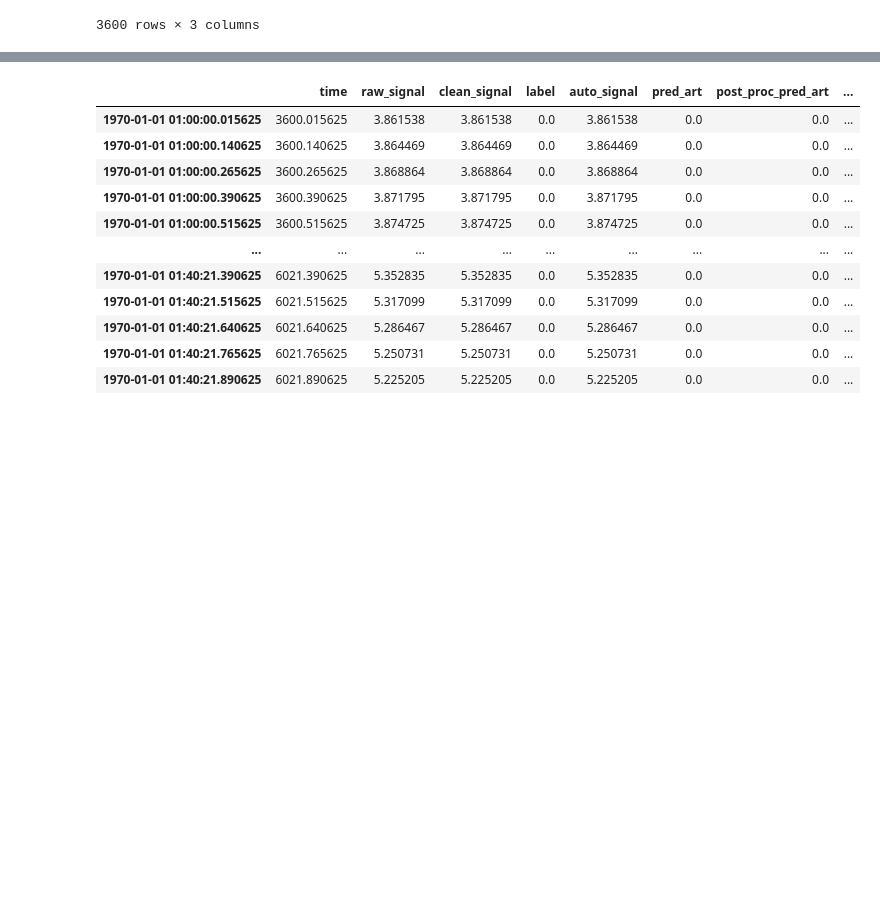
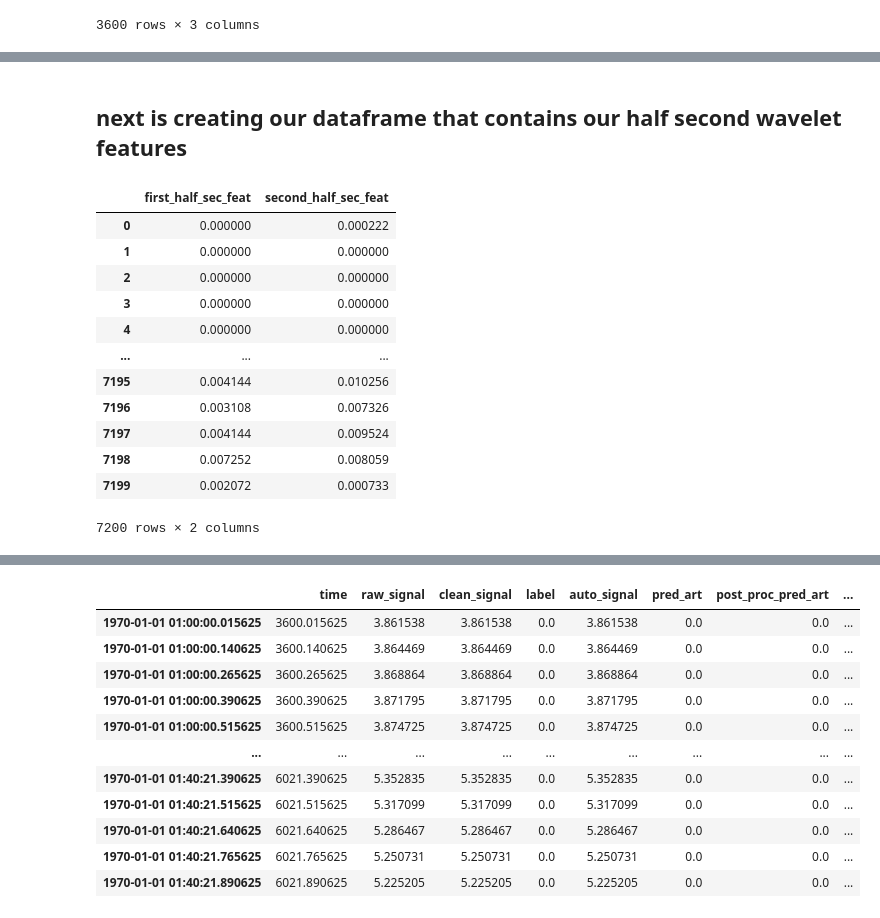
Before and after one commit to 08Aristodemus24/thesis-writing-1, a Jupyter notebook: eda-signal-classifier/experiementation.ipynb, the cells around one changed output, grey strips where cells are left out. Cells and saved outputs as stored; diff of their text form; code cells hidden in the pictures; blank space fills up the shorter version.

```diff
--- a/eda-signal-classifier/experiementation.ipynb
+++ b/eda-signal-classifier/experiementation.ipynb
@@ -1106,0 +1146,22 @@ one_sec_wave_feats
+# %% [markdown]
+## next is creating our dataframe that contains our half second wavelet features
+# %%
+half_sec_wave_feats = pd.DataFrame({
+    'first_half_sec_feat': coeff_1_half,
+    'second_half_sec_feat': coeff_2_half
+})
+half_sec_wave_feats
+# %% [output]
+|  | first_half_sec_feat | second_half_sec_feat |
+| 0 | 0.000000 | 0.000222 |
+| 1 | 0.000000 | 0.000000 |
+| 2 | 0.000000 | 0.000000 |
+| 3 | 0.000000 | 0.000000 |
+| 4 | 0.000000 | 0.000000 |
+| ... | ... | ... |
+| 7195 | 0.004144 | 0.010256 |
+| 7196 | 0.003108 | 0.007326 |
+| 7197 | 0.004144 | 0.009524 |
+| 7198 | 0.007252 | 0.008059 |
+| 7199 | 0.002072 | 0.000733 |
+7200 rows × 2 columns
```
Also changed, not shown: parts of 16 cells of this notebook.
